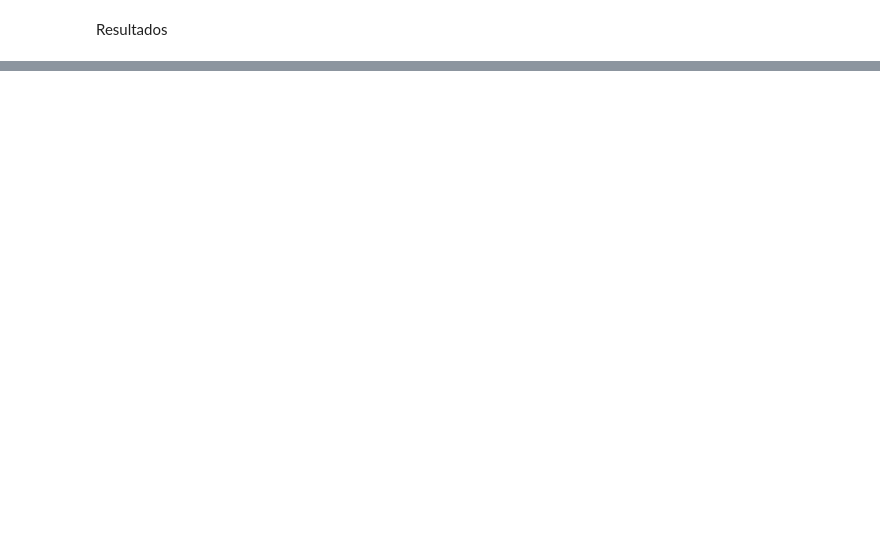
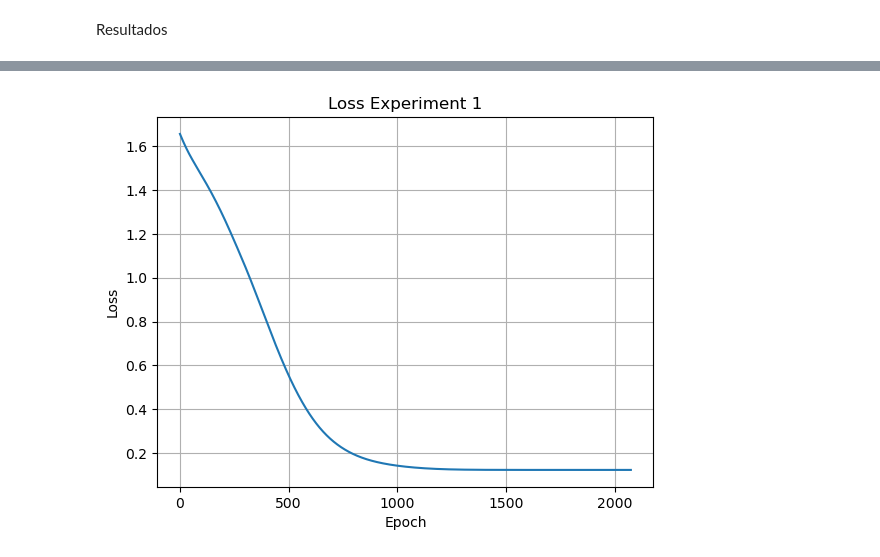
Before and after one commit to angelmdezhdez/thesis, a Jupyter notebook: exp_recon.ipynb, the cells around one changed output, grey strips where cells are left out. Saved outputs shown, nothing was run; the diff lists cells and outputs as text; code cells hidden in the pictures; blank space fills up the shorter version.

Commit message:
middle experiment

```diff
--- a/exp_recon.ipynb
+++ b/exp_recon.ipynb
@@ -135,0 +146,10 @@ print(fs_reconstructed)
+# %%
+loss_1 = np.load('results_little_experiment_1/loss.npy')
+plt.plot(loss_1)
+plt.title('Loss Experiment 1')
+plt.xlabel('Epoch')
+plt.ylabel('Loss')
+plt.grid()
+plt.show()
+# %% [output]
+[figure, added]
```
Also changed, not shown: parts of 13 cells of this notebook, 22 other files.
